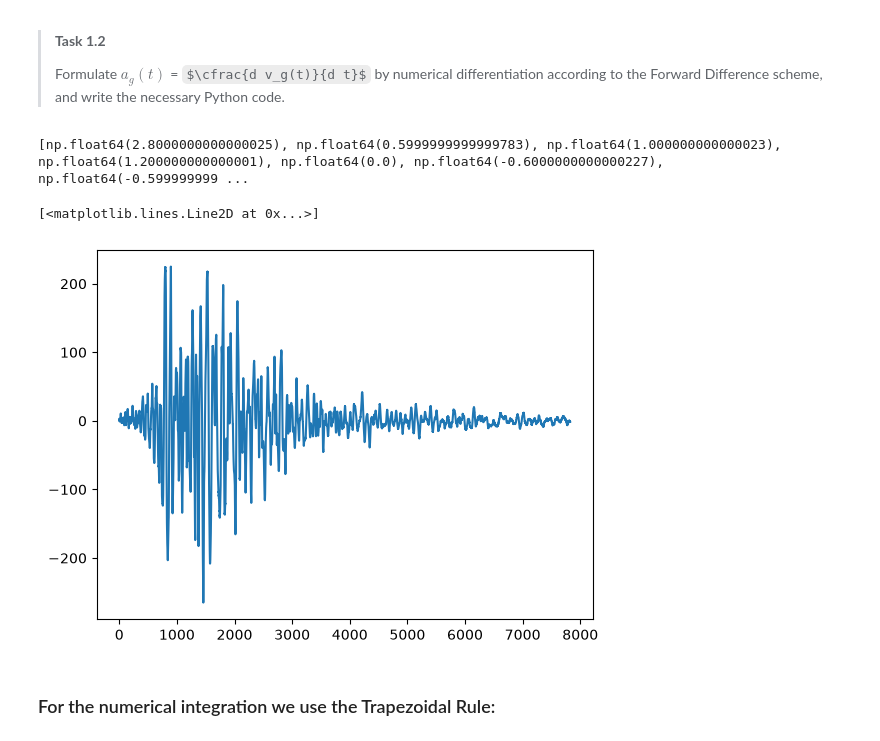
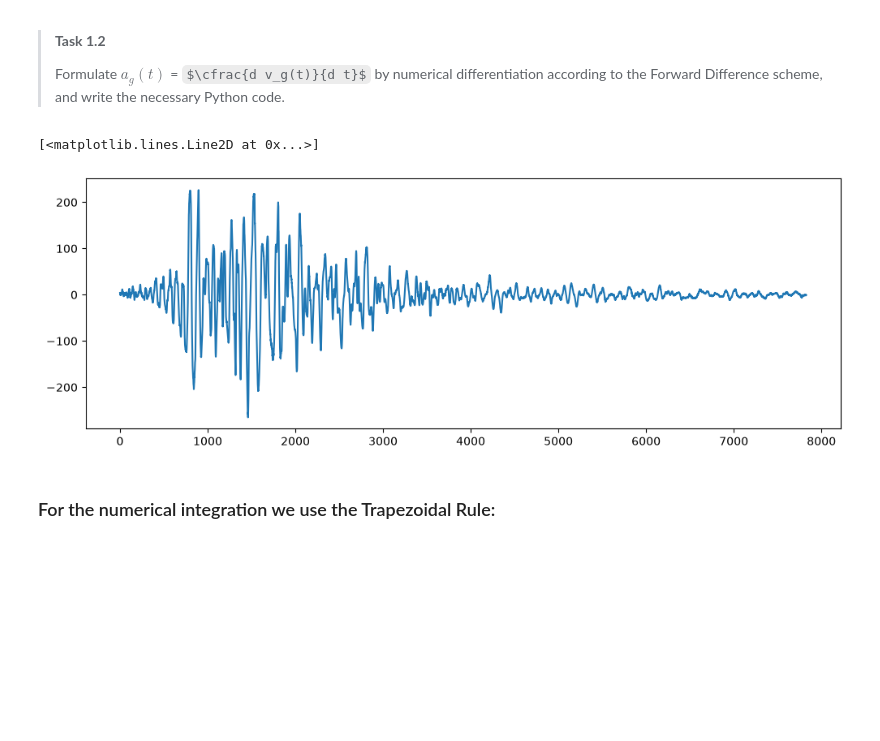
Before and after one commit to Mattice5685/GA.1.2, a Jupyter notebook: 1Ddynamics.ipynb, the cells around one changed output. Cells and saved outputs as stored; diff of their text form; code cells hidden in the pictures; some formulas as TeX source; blank space fills up the shorter version.

```diff
--- a/1Ddynamics.ipynb
+++ b/1Ddynamics.ipynb
@@ -114,21 +110,21 @@ As an exercise, we consider the earthquake ground velocity $v_g$ as the only giv
 # %%
 # Forward Difference scheme to differentiate ground acceleration from given velocity
 ### YOUR CODE HERE ###
-ag = []
+ag_dif = []
 
 def f_dif(f_x, f_xplush, h):
     return (f_xplush - f_x)/h
 
 for i in range(len(vg)-1):
-    ag.append(f_dif(vg[i], vg[i+1], dt))
+    ag_dif.append(f_dif(vg[i], vg[i+1], dt))
 
 ### YOUR CODE HERE ###
+plt.figure(figsize=(12, 4))
 plt.plot(range(len(ag)), ag)
 ### YOUR CODE HERE ###
 # %% [output]
-[np.float64(2.8000000000000025), np.float64(0.5999999999999783), np.float64(1.000000000000023), np.float64(1.200000000000001), np.float64(0.0), np.float64(-0.6000000000000227), np.float64(-0.599999999 ...
+[<matplotlib.lines.Line2D at 0x...>]
-[<matplotlib.lines.Line2D at 0x...>]
-[figure, old version]
+[figure, new version]
 # %% [markdown]
 ### For the numerical integration we use the Trapezoidal Rule:
 # %% [markdown]
```
Also changed, not shown: parts of 2 cells of this notebook.
